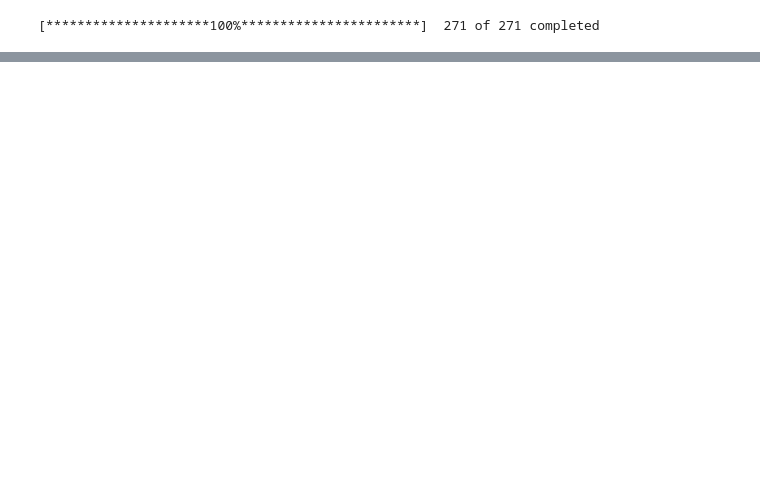
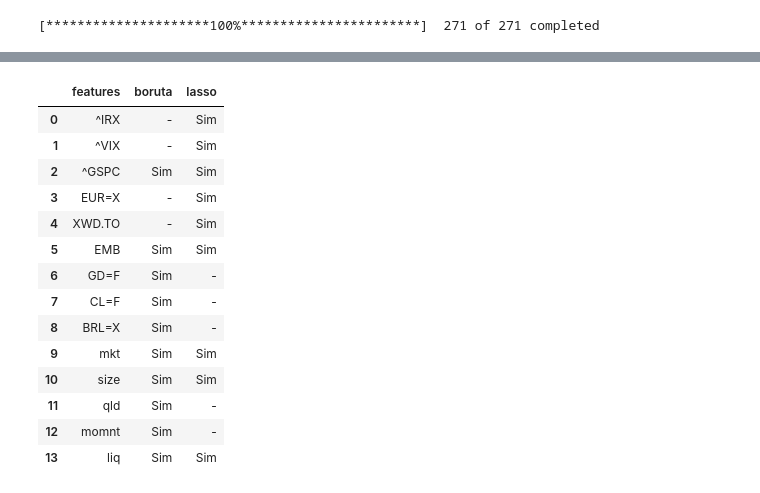
Before and after one commit to vinicius-vargas/robust-market-screener, a Jupyter notebook: market_predictors_selection.ipynb, the cells around one changed output, grey strips where cells are left out. Saved outputs shown, nothing was run; the diff lists cells and outputs as text; code cells hidden in the pictures; blank space fills up the shorter version.

```diff
--- a/market_predictors_selection.ipynb
+++ b/market_predictors_selection.ipynb
@@ -410,26 +429,42 @@ coef_lasso_final
 # %%
 ### Saving All relevant features from both algorithms
-teste = pd.DataFrame(
+final_features = pd.DataFrame(
     {
         'features': pd.Series(x_vars.columns),
         'boruta': '',
         'lasso': '',
     }
 )
 
 ### Loop to test if feature is in Boruta or Lasso Selection
-for i in teste.features:
+for i in final_features.features:
     if i in Feature_Selector.Subset().columns.values:
 
-        teste.boruta[int(teste[teste['features']==i].index.values)] = 'Sim'
+        final_features.boruta[int(final_features[final_features['features']==i].index.values)] = 'Sim'
     else:
-        '-'
+        final_features.boruta[int(final_features[final_features['features']==i].index.values)] = '-'
 
     if i in coef_lasso_final.features.values:
 
-        teste.lasso[int(teste[teste['features']==i].index.values)] = 'Sim'
+        final_features.lasso[int(final_features[final_features['features']==i].index.values)] = 'Sim'
     else:
-        '-'
+        final_features.lasso[int(final_features[final_features['features']==i].index.values)] = '-'
 
-
-teste[(teste.boruta == 'Sim') & (teste.lasso == 'Sim')]
+### Filter only relevant features from both selections
+final_features[(final_features.boruta == 'Sim') | (final_features.lasso == 'Sim')].reset_index(drop=True)
+# %% [output]
+|  | features | boruta | lasso |
+| 0 | ^IRX | - | Sim |
+| 1 | ^VIX | - | Sim |
+| 2 | ^GSPC | Sim | Sim |
+| 3 | EUR=X | - | Sim |
+| 4 | XWD.TO | - | Sim |
+| 5 | EMB | Sim | Sim |
+| 6 | GD=F | Sim | - |
+| 7 | CL=F | Sim | - |
+| 8 | BRL=X | Sim | - |
+| 9 | mkt | Sim | Sim |
+| 10 | size | Sim | Sim |
+| 11 | qld | Sim | - |
+| 12 | momnt | Sim | - |
+| 13 | liq | Sim | Sim |
```
Also changed, not shown: parts of 31 cells of this notebook.
